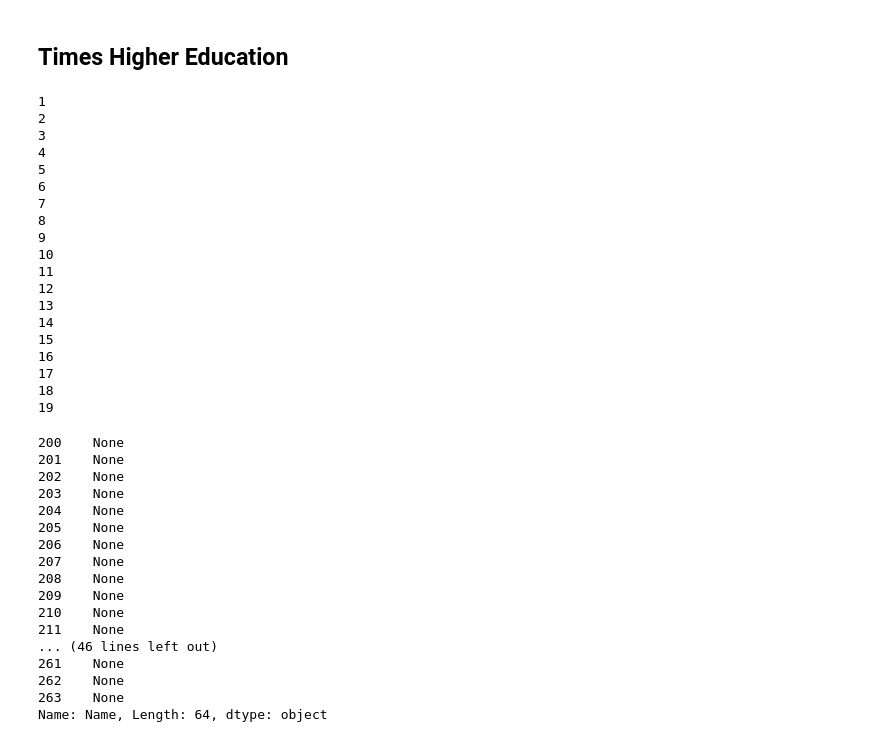
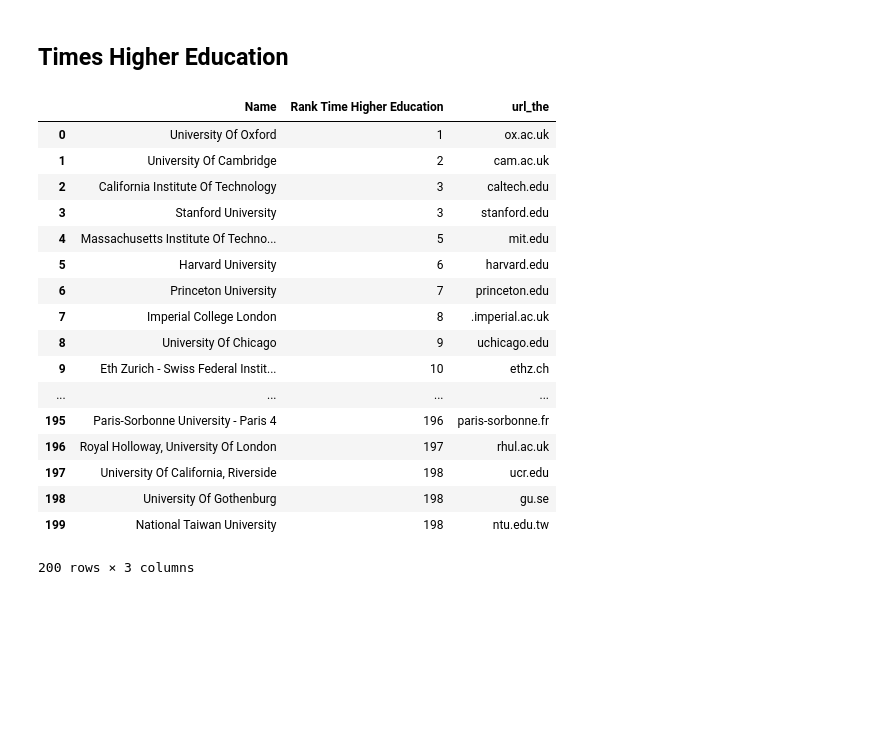
Before and after one commit to raphaelBarman/ADA-dh, a Jupyter notebook: 02 - Data from the Web/Homework 2.ipynb, the cells around one changed output. Saved outputs shown, nothing was run; the diff lists cells and outputs as text; code cells hidden in the pictures; blank space fills up the shorter version.

```diff
--- a/02 - Data from the Web/Homework 2.ipynb
+++ b/02 - Data from the Web/Homework 2.ipynb
@@ -92,49 +131,25 @@ def complete_with_tu(name):
 # %%
+def get_website_the(url):
+    res = get('https://www.timeshighereducation.com'+url)
+    soup = bs(res.text, "lxml")
+    selection = soup.select('.profile-card__website a')
+    if len(selection) == 0:
+        return np.nan
+    return clean_url(selection[0]['href'])
+
 def prepare_uni_data_the(uni):
     uni_infos = dict()
     uni_infos['Name'] = normalize_name(uni['name'])
     uni_infos['Rank Time Higher Education'] = clean_number(uni['rank'])
+    uni_infos['url_the'] = get_website_the(uni['url'])
     return uni_infos
 res = get('https://www.timeshighereducation.com/sites/default/files/the_data_rankings/world_university_rankings_2018_limit0_369a9045a203e176392b9fb8f8c1cb2a.json', 'html')
 json_ranking_the = json.loads(res.text)['data']
 json_ranking_the = sorted(json_ranking_the, key=lambda k: clean_number(k['rank']))[:200]
 df_the = pd.DataFrame(list(map(prepare_uni_data_the,json_ranking_the)))
-df = df_tu.merge(df_the, 'outer', on='Name')
-df[df['Country'].isnull()]['Name'].apply(complete_with_tu)
+# # get_missing_uni(df)
-# %% [output]
-1
-2
-3
-4
-5
-6
-7
-8
-9
-10
-11
-12
-13
-14
-15
-16
-17
-18
-19
-200    None
-201    None
-202    None
-203    None
-204    None
-205    None
-206    None
-207    None
-208    None
-209    None
-210    None
-211    None
-... (46 lines left out)
-261    None
-262    None
-263    None
-Name: Name, Length: 64, dtype: object
+# %%
+# df_the.to_pickle('df_the.xz')
+df_the = pd.read_pickle('df_the.xz')
+# df = df_tu.merge(df_the, 'outer', on='Name')
+# df = get_missing_uni(df).set_index('Name').combine_first(df.set_index('Name'))
@@ -140,0 +161,21 @@ Name: Name, Length: 64, dtype: object
+# %%
+df_the
+# %% [output]
+|  | Name | Rank Time Higher Education | url_the |
+| 0 | University Of Oxford | 1 | ox.ac.uk |
+| 1 | University Of Cambridge | 2 | cam.ac.uk |
+| 2 | California Institute Of Technology | 3 | caltech.edu |
+| 3 | Stanford University | 3 | stanford.edu |
+| 4 | Massachusetts Institute Of Techno... | 5 | mit.edu |
+| 5 | Harvard University | 6 | harvard.edu |
+| 6 | Princeton University | 7 | princeton.edu |
+| 7 | Imperial College London | 8 | .imperial.ac.uk |
+| 8 | University Of Chicago | 9 | uchicago.edu |
+| 9 | Eth Zurich - Swiss Federal Instit... | 10 | ethz.ch |
+| ... | ... | ... | ... |
+| 195 | Paris-Sorbonne University - Paris 4 | 196 | paris-sorbonne.fr |
+| 196 | Royal Holloway, University Of London | 197 | rhul.ac.uk |
+| 197 | University Of California, Riverside | 198 | ucr.edu |
+| 198 | University Of Gothenburg | 198 | gu.se |
+| 199 | National Taiwan University | 198 | ntu.edu.tw |
+200 rows × 3 columns
```
Also changed, not shown: parts of 8 cells of this notebook, 3 other files.
